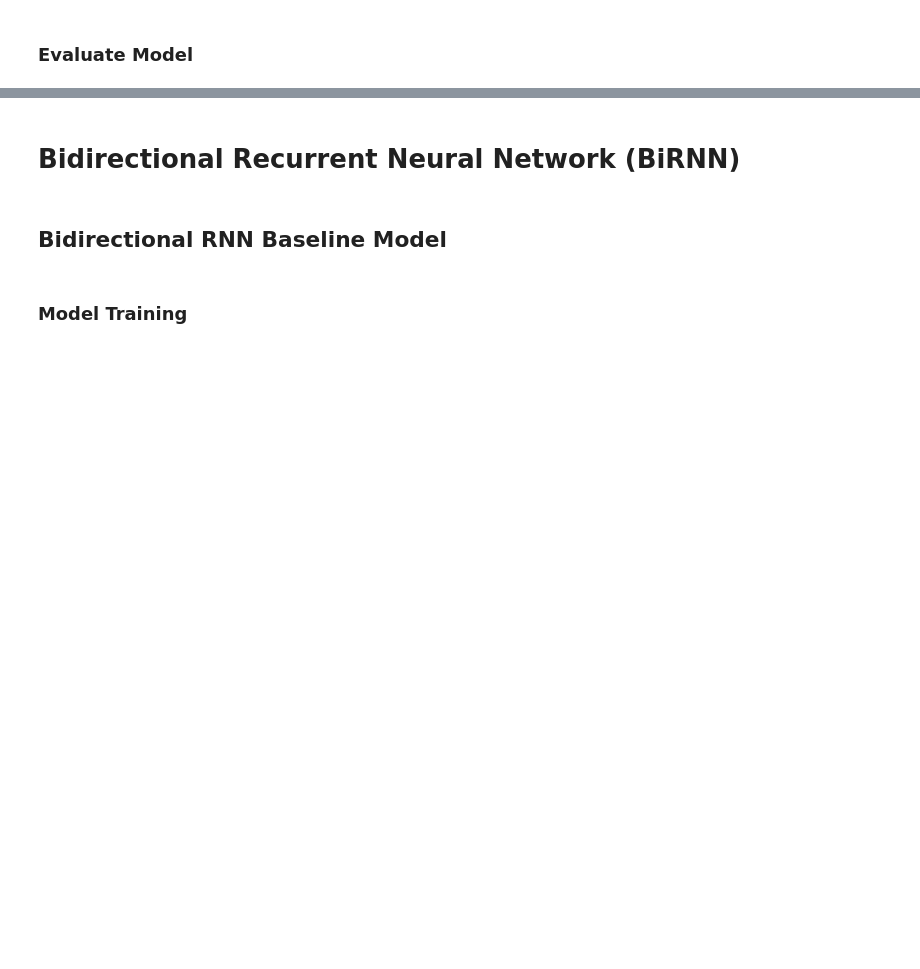
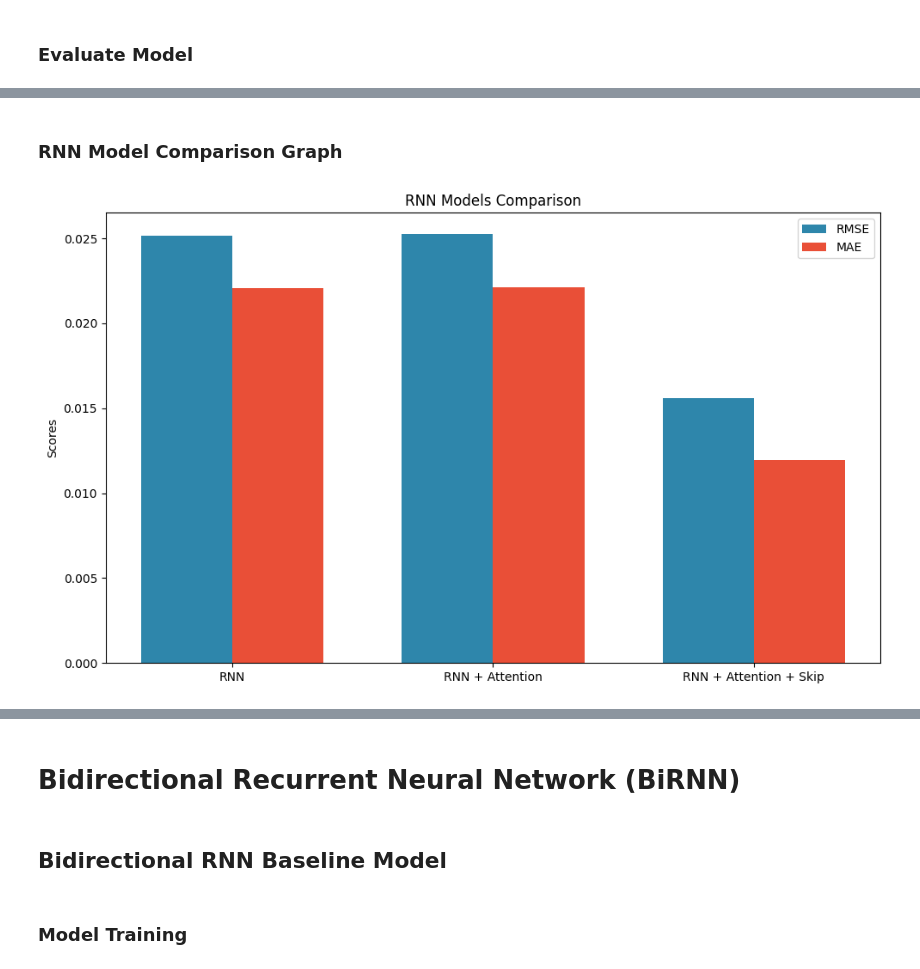
Before and after one commit to IshaPatro/DeepTemporalModelsWithAttentionAndSkipConnectionsForWheatFutures, a Jupyter notebook: DeepTemporalModelsWithAttentionAndSkipConnectionsForWheatFutures.ipynb, the cells around one changed output, grey strips where cells are left out. Drawn from its saved outputs; the diff is of its cells as text; code cells hidden in the pictures; blank space fills up the shorter version.

```diff
--- a/DeepTemporalModelsWithAttentionAndSkipConnectionsForWheatFutures.ipynb
+++ b/DeepTemporalModelsWithAttentionAndSkipConnectionsForWheatFutures.ipynb
@@ -715,0 +725,24 @@ MAE:  0.013676
+# %% [markdown]
+### RNN Model Comparison Graph
+# %%
+fig, ax = plt.subplots(figsize=(10, 6))
+models = ['RNN', 'RNN + Attention', 'RNN + Attention + Skip']
+rmse_scores = [rmse, rmse_att, rmse_skip]
+mae_scores = [mae, mae_att, mae_skip]
+
+x = np.arange(len(models))
+width = 0.35
+
+rects1 = ax.bar(x - width/2, rmse_scores, width, label='RMSE', color='#2E86AB')
+rects2 = ax.bar(x + width/2, mae_scores, width, label='MAE', color='#E94F37')
+
+ax.set_ylabel('Scores')
+ax.set_title('RNN Models Comparison')
+ax.set_xticks(x)
+ax.set_xticklabels(models)
+ax.legend()
+
+plt.tight_layout()
+plt.show()
+# %% [output]
+[figure, added]
```
Also changed, not shown: parts of 58 cells of this notebook.
